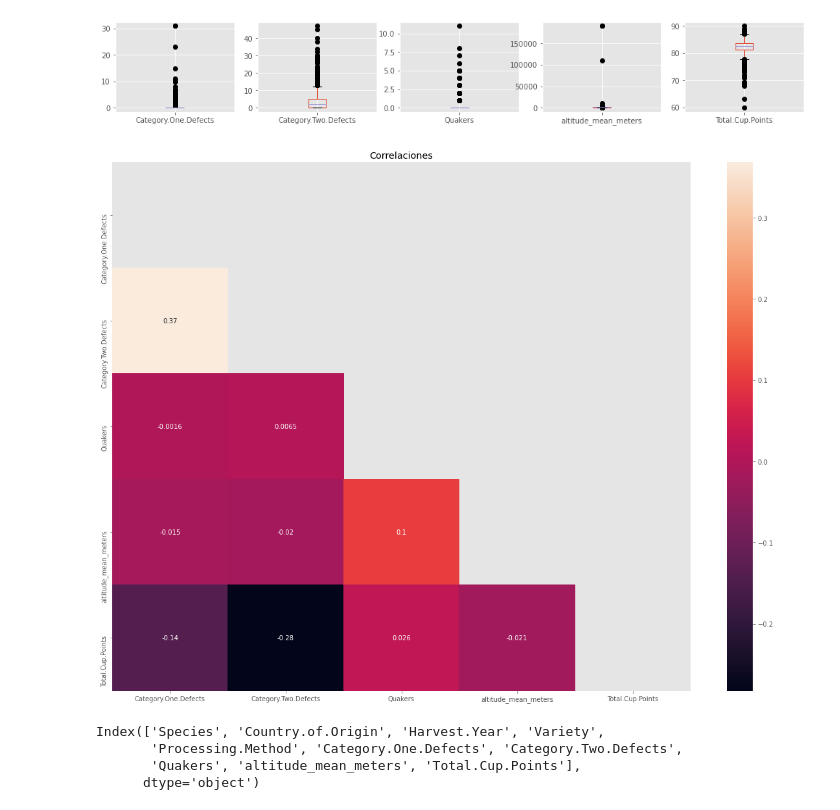
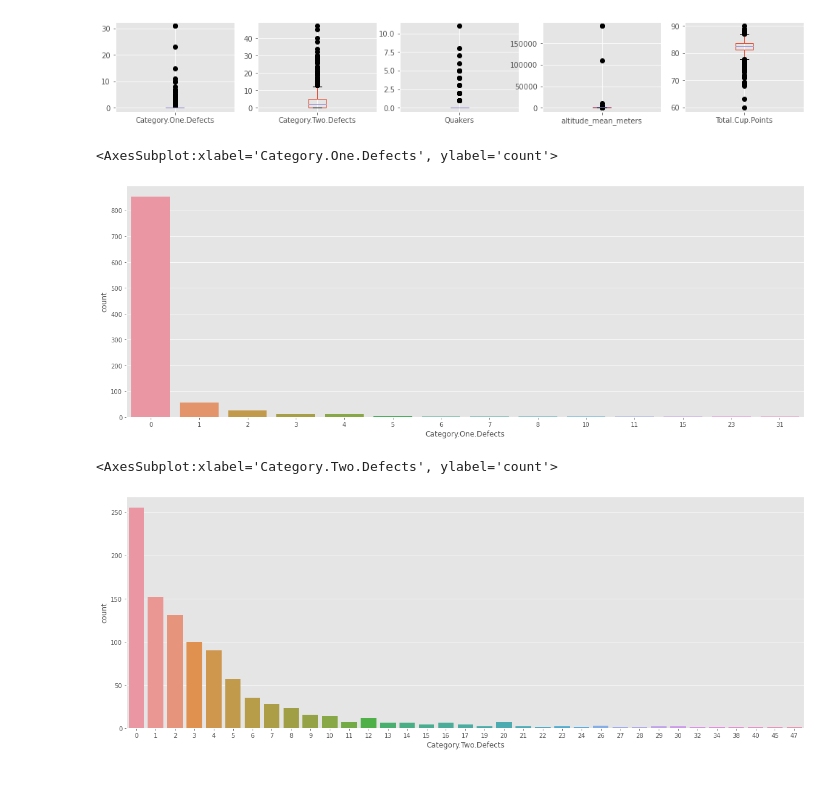
Before and after one commit to Ricardo-Bautista-H/Coffee-Project, a Jupyter notebook: Proyecto2_Bautista.ipynb, the cells around one changed output. Saved outputs shown, nothing was run; the diff lists cells and outputs as text; code cells hidden in the pictures; blank space fills up the shorter version.

```diff
--- a/Proyecto2_Bautista.ipynb
+++ b/Proyecto2_Bautista.ipynb
@@ -124,22 +121,13 @@ df_Final.rename(columns=lambda x: str(x)).plot(ax=ax, kind= 'box', subplots=True
 plt.show()
 # %% [output]
 [figure]
-# %%
-plt.rcParams['figure.figsize'] = (20, 15)
-
-data_corr = df_Final.corr()
-
-mask = np.triu(np.ones_like(data_corr, dtype=bool))
-
-sns.heatmap(data_corr, annot = True, mask=mask)
-plt.title('Correlaciones')
-plt.show()
-# %% [output]
-[figure, removed]
-# %%
-df_Final.columns
-# %% [output]
-Index(['Species', 'Country.of.Origin', 'Harvest.Year', 'Variety',
-       'Processing.Method', 'Category.One.Defects', 'Category.Two.Defects',
-       'Quakers', 'altitude_mean_meters', 'Total.Cup.Points'],
-      dtype='object')
+# %%
+sns.countplot(x="Category.One.Defects", data=df_Final)
+# %% [output]
+<AxesSubplot:xlabel='Category.One.Defects', ylabel='count'>
+[figure, added]
+# %%
+sns.countplot(x="Category.Two.Defects", data=df_Final)
+# %% [output]
+<AxesSubplot:xlabel='Category.Two.Defects', ylabel='count'>
+[figure, added]
```
Also changed, not shown: parts of 41 cells of this notebook.
